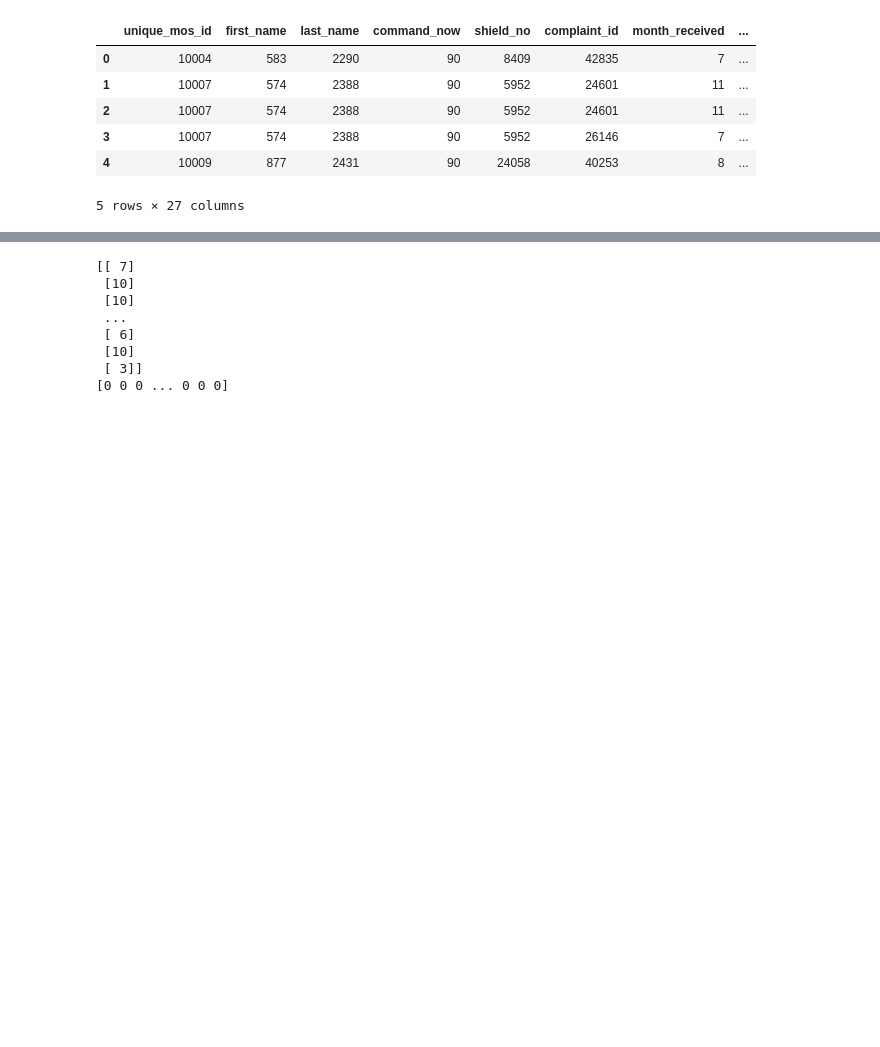
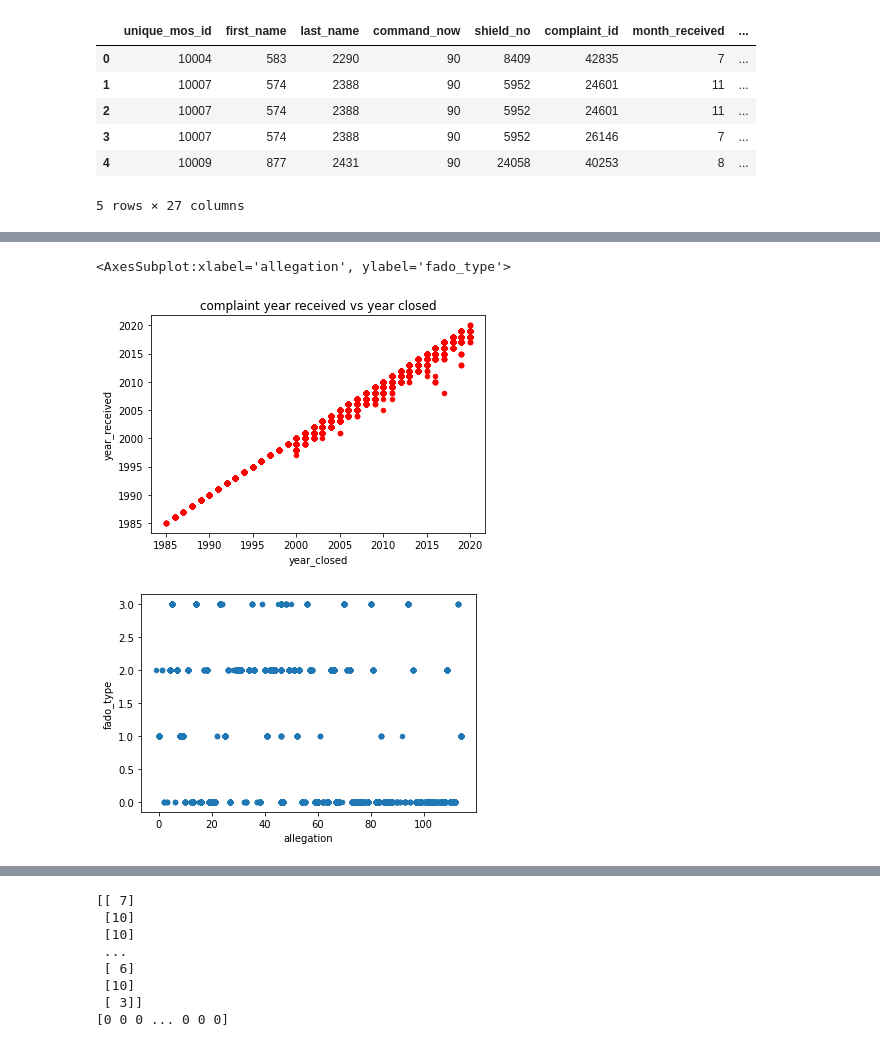
Before and after one commit to hannahpan1/AIHacks2022, a Jupyter notebook: dataModel.ipynb, the cells around one changed output, grey strips where cells are left out. Cells and saved outputs as stored; diff of their text form; code cells hidden in the pictures; blank space fills up the shorter version.

Commit message:
added scatter plots for time data and allegation data

```diff
--- a/dataModel.ipynb
+++ b/dataModel.ipynb
@@ -149,0 +193,9 @@ x_train, x_test, y_train, y_test = train_test_split(x, y, test_size=0.0003, shuf
+# %%
+#plot straight from df
+
+df.plot('year_closed', 'year_received', kind='scatter', title="complaint year received vs year closed",  color='r')
+df.plot('allegation', 'fado_type', kind='scatter')
+# %% [output]
+<AxesSubplot:xlabel='allegation', ylabel='fado_type'>
+[figure, added]
+[figure, added]
```
Also changed, not shown: parts of 8 cells of this notebook.
